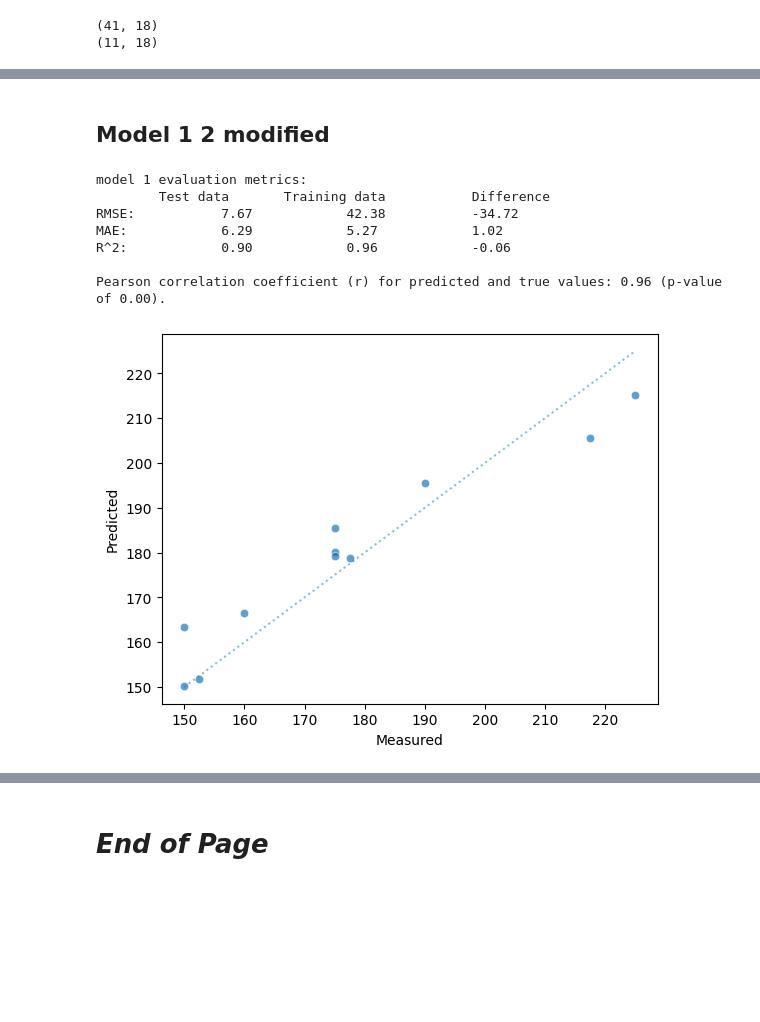
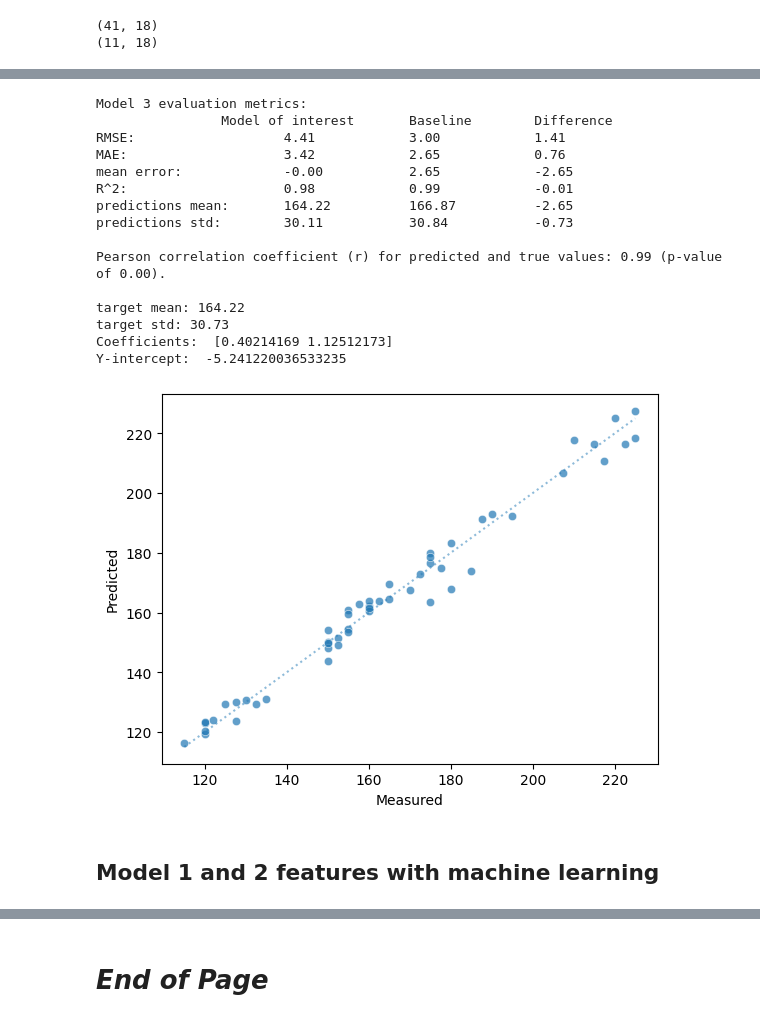
Before and after one commit to silvhua/lighthouse-capstone-project, a Jupyter notebook: notebooks/2022-11-20 EDA and linear regression.ipynb, the cells around one changed output, grey strips where cells are left out. Saved outputs shown, nothing was run; the diff lists cells and outputs as text; code cells hidden in the pictures; blank space fills up the shorter version.

```diff
--- a/notebooks/2022-11-20 EDA and linear regression.ipynb
+++ b/notebooks/2022-11-20 EDA and linear regression.ipynb
@@ -1211,18 +1209,43 @@ array([26023.01720565,   123.09311247,  -103.66078291])
+# %%
+# Function to run model and evaluate it
+from sklearn.metrics import mean_squared_error, mean_absolute_error, r2_score
+def model_data_vs_stat(df, x_columns, model, model_name='regressor'):
+    """
+    Model, fit, and evaluate machine learning model compared with statistical linear regression.
+    """
+
+    X_test = df[x_columns]
+    y_test = df['Load-1RM-1']
+    y_pred_stat = df['slope'] * df['100%MV'] + df['intercept']
+    model.fit(X_test, y_test)
+    y_pred = model.predict(X_test)
+
+    fig = compare_ml_stat(y_test, y_pred, y_pred_stat, model_name=model_name,plot=True)
+    coefficients, intercept = model.coef_, model.intercept_
+    lr_attributes = [coefficients, intercept]
+    print('Coefficients: ', coefficients)
+    print('Y-intercept: ', intercept)
+
+    return y_pred, fig, lr_attributes
+
+model3 = LinearRegression()
+y_pred3, eval_fig3, model3_attributes =  model_data_vs_stat(df_sm2, ['slope', 'intercept'], model3, model_name='Model 3')
+# %% [output]
+Model 3 evaluation metrics:
+                Model of interest       Baseline        Difference
+RMSE:                   4.41            3.00            1.41
+MAE:                    3.42            2.65            0.76
+mean error:             -0.00           2.65            -2.65
+R^2:                    0.98            0.99            -0.01
+predictions mean:       164.22          166.87          -2.65
+predictions std:        30.11           30.84           -0.73
+
+Pearson correlation coefficient (r) for predicted and true values: 0.99 (p-value of 0.00).
+
+target mean: 164.22
+target std: 30.73
+Coefficients:  [0.40214169 1.12512173]
+Y-intercept:  -5.241220036533235
+[figure, added]
 # %% [markdown]
-## Model 1 2 modified
+## Model 1 and 2 features with machine learning
-# %%
-from sklearn.linear_model import LinearRegression
-
-model1 = LinearRegression()
-y_pred_train1, y_pred1, eval_fig1 = model_data(sm_train, sm_test, x_columns=['slope', 'intercept', 'group MVT'],
-    model=model1, model_name='model 1')
-eval_fig1.figure.savefig('../output/figures/model1.png')
-# %% [output]
-model 1 evaluation metrics:
-        Test data       Training data           Difference
-RMSE:           7.67            42.38           -34.72
-MAE:            6.29            5.27            1.02
-R^2:            0.90            0.96            -0.06
-
-Pearson correlation coefficient (r) for predicted and true values: 0.96 (p-value of 0.00).
-[figure, removed]
```
Also changed, not shown: parts of 24 cells of this notebook.
